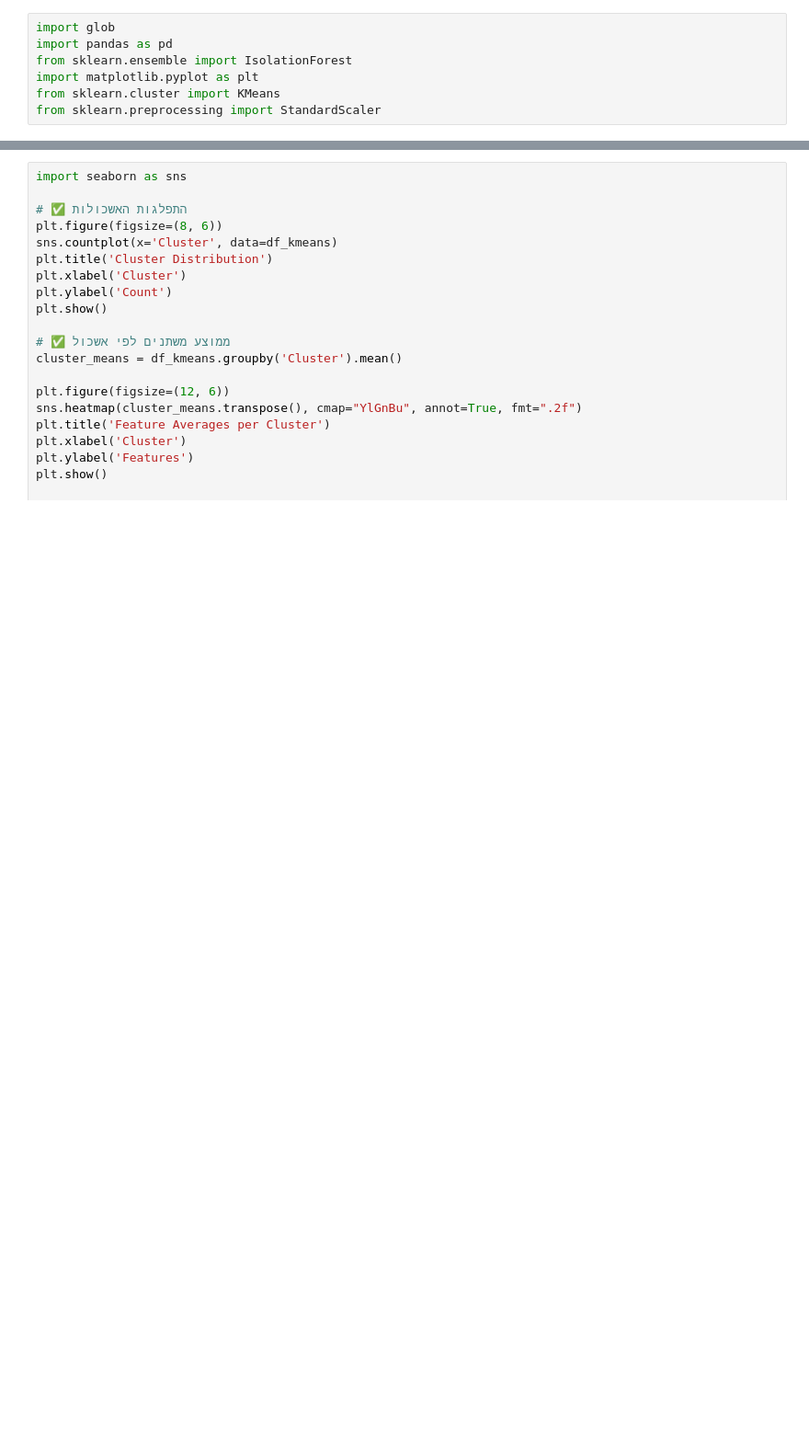
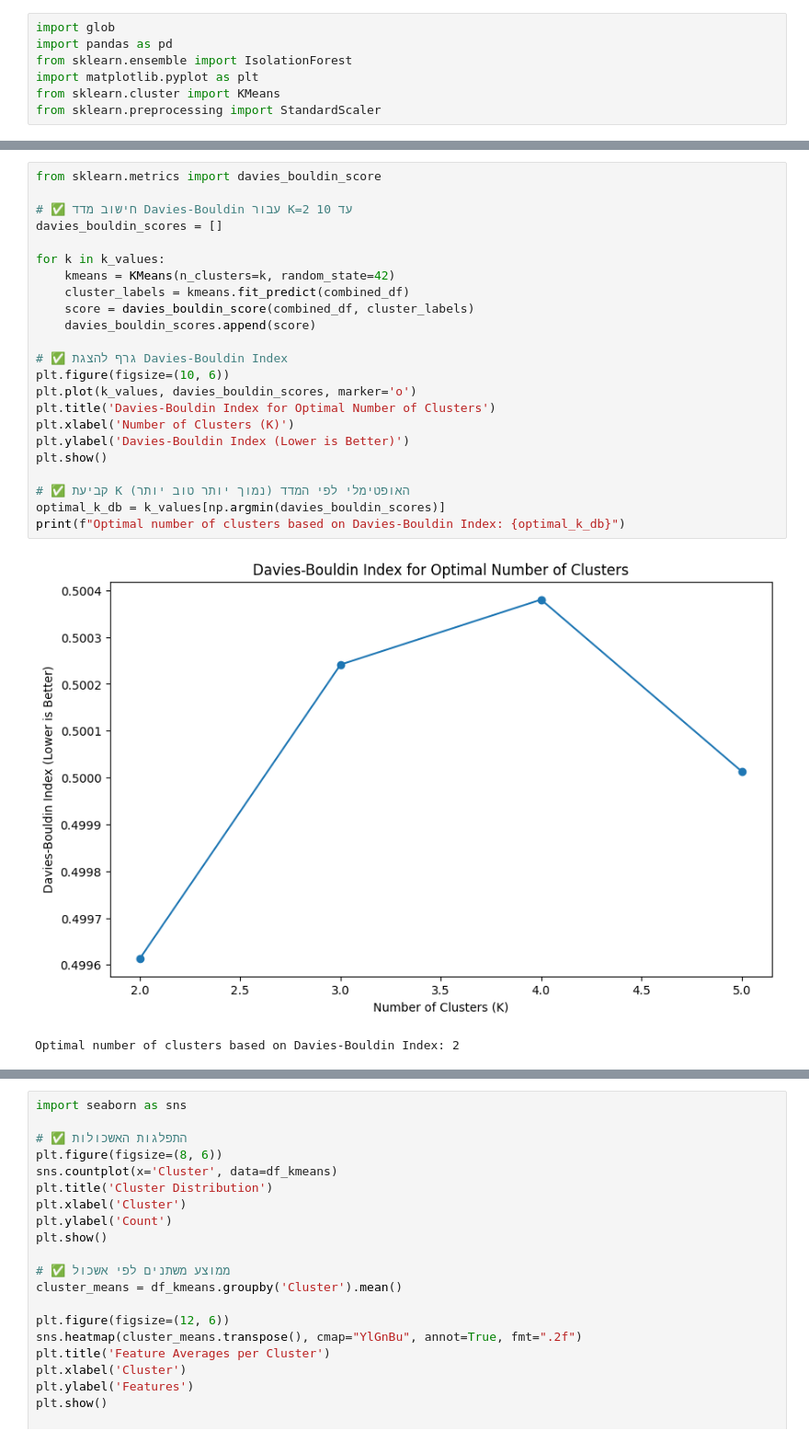
Before and after one commit to orifelszer/CrimeData, a Jupyter notebook: Clustering.ipynb, the cells around one changed output, grey strips where cells are left out. Shown at 92% size. Drawn from its saved outputs; the diff is of its cells as text; blank space fills up the shorter version.

```diff
--- a/Clustering.ipynb
+++ b/Clustering.ipynb
@@ -104,0 +134,26 @@ plt.show()
+# %%
+from sklearn.metrics import davies_bouldin_score
+
+# ✅ חישוב מדד Davies-Bouldin עבור K=2 עד 10
+davies_bouldin_scores = []
+
+for k in k_values:
+    kmeans = KMeans(n_clusters=k, random_state=42)
+    cluster_labels = kmeans.fit_predict(combined_df)
+    score = davies_bouldin_score(combined_df, cluster_labels)
+    davies_bouldin_scores.append(score)
+
+# ✅ גרף להצגת Davies-Bouldin Index
+plt.figure(figsize=(10, 6))
+plt.plot(k_values, davies_bouldin_scores, marker='o')
+plt.title('Davies-Bouldin Index for Optimal Number of Clusters')
+plt.xlabel('Number of Clusters (K)')
+plt.ylabel('Davies-Bouldin Index (Lower is Better)')
+plt.show()
+
+# ✅ קביעת K האופטימלי לפי המדד (נמוך יותר טוב יותר)
+optimal_k_db = k_values[np.argmin(davies_bouldin_scores)]
+print(f"Optimal number of clusters based on Davies-Bouldin Index: {optimal_k_db}")
+# %% [output]
+[figure, added]
+Optimal number of clusters based on Davies-Bouldin Index: 2
```
Also changed, not shown: parts of 10 cells of this notebook.
